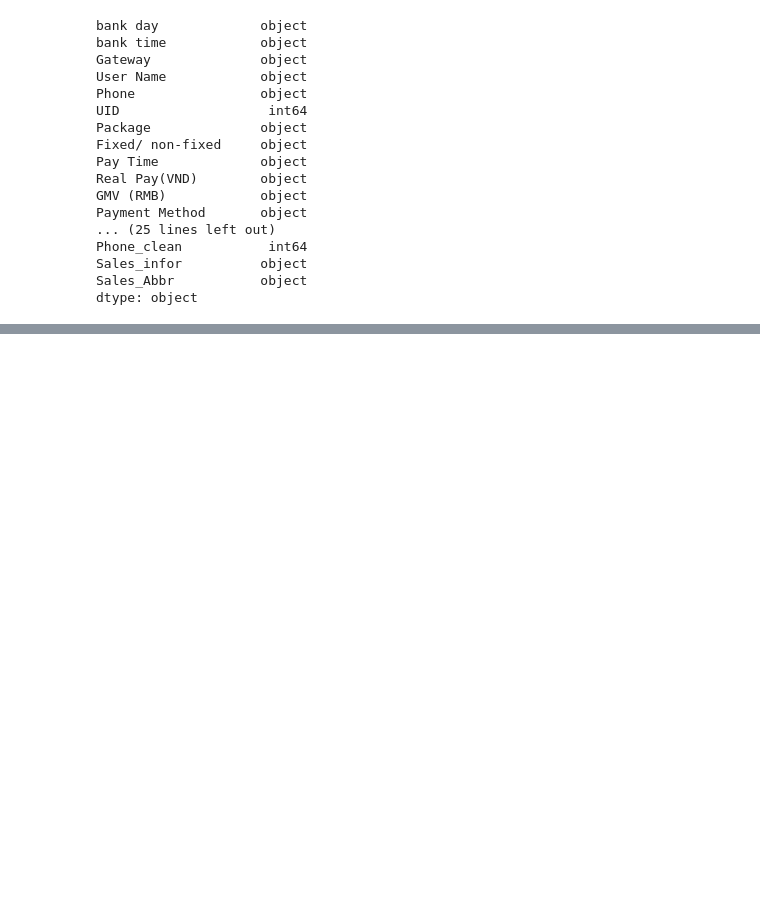
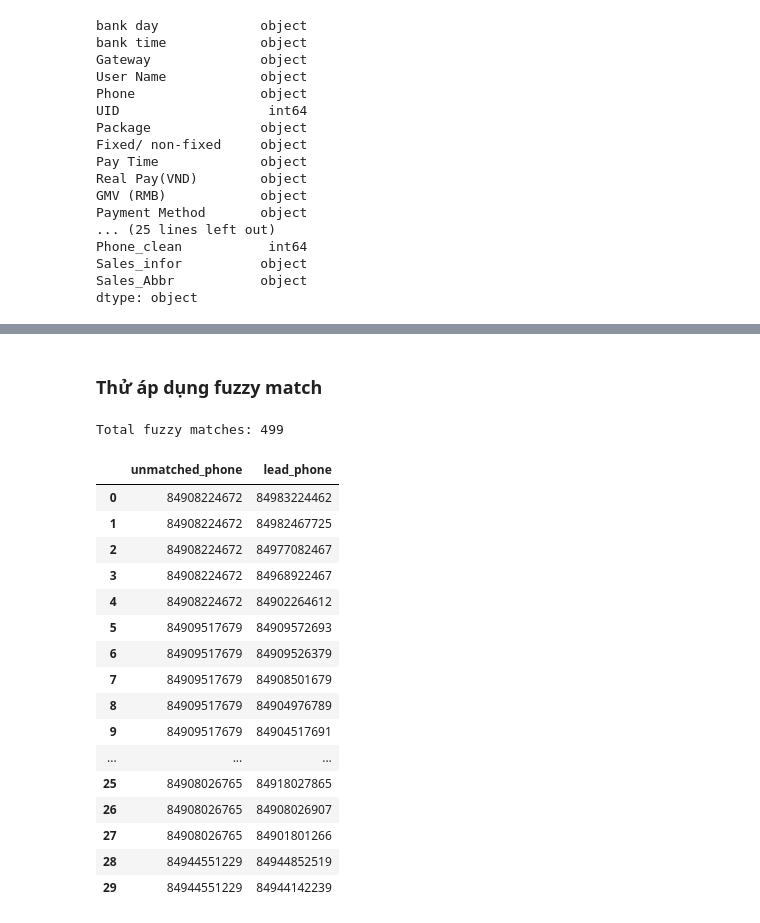
Before and after one commit to godwindk3/data_handle_palfish, a Jupyter notebook: practice.ipynb, the cells around one changed output, grey strips where cells are left out. Drawn from its saved outputs; the diff is of its cells as text; code cells hidden in the pictures; blank space fills up the shorter version.

```diff
--- a/practice.ipynb
+++ b/practice.ipynb
@@ -69,0 +186,73 @@ dtype: object
+# %% [markdown]
+### Thử áp dụng fuzzy match
+# %%
+import pandas as pd
+import re
+from difflib import get_close_matches
+
+# =====================================================
+# STEP 1. Normalize phone
+# =====================================================
+
+def norm_phone(x):
+    if pd.isna(x):
+        return ""
+    x = str(x)
+    x = re.sub(r"\D", "", x)  # keep digits only
+    return x
+
+
+df_unmatched["Phone_clean"] = df_unmatched["Phone_clean"].apply(norm_phone)
+df_leads["Phone_clean"] = df_leads["Phone_clean"].apply(norm_phone)
+
+# remove empty
+unmatched_phones = df_unmatched["Phone_clean"].dropna().unique().tolist()
+lead_phones = df_leads["Phone_clean"].dropna().unique().tolist()
+
+# =====================================================
+# STEP 2. Fuzzy match using difflib
+# =====================================================
+
+matches = []
+
+for p in unmatched_phones:
+
+    if p == "":
+        continue
+
+    # lấy 5 match gần nhất
+    close = get_close_matches(p, lead_phones, n=5, cutoff=0.80)
+
+    for c in close:
+        matches.append({
+            "unmatched_phone": p,
+            "lead_phone": c
+        })
+
+# =====================================================
+# STEP 3. Convert to DataFrame
+# =====================================================
+
+df_fuzzy = pd.DataFrame(matches)
+
+print("Total fuzzy matches:", len(df_fuzzy))
+df_fuzzy.head(30)
+# %% [output]
+Total fuzzy matches: 499
+|  | unmatched_phone | lead_phone |
+| 0 | 84908224672 | 84983224462 |
+| 1 | 84908224672 | 84982467725 |
+| 2 | 84908224672 | 84977082467 |
+| 3 | 84908224672 | 84968922467 |
+| 4 | 84908224672 | 84902264612 |
+| 5 | 84909517679 | 84909572693 |
+| 6 | 84909517679 | 84909526379 |
+| 7 | 84909517679 | 84908501679 |
+| 8 | 84909517679 | 84904976789 |
+| 9 | 84909517679 | 84904517691 |
+| ... | ... | ... |
+| 25 | 84908026765 | 84918027865 |
+| 26 | 84908026765 | 84908026907 |
+| 27 | 84908026765 | 84901801266 |
+| 28 | 84944551229 | 84944852519 |
+| 29 | 84944551229 | 84944142239 |
```
Also changed, not shown: parts of 16 cells of this notebook, 5 other files.
